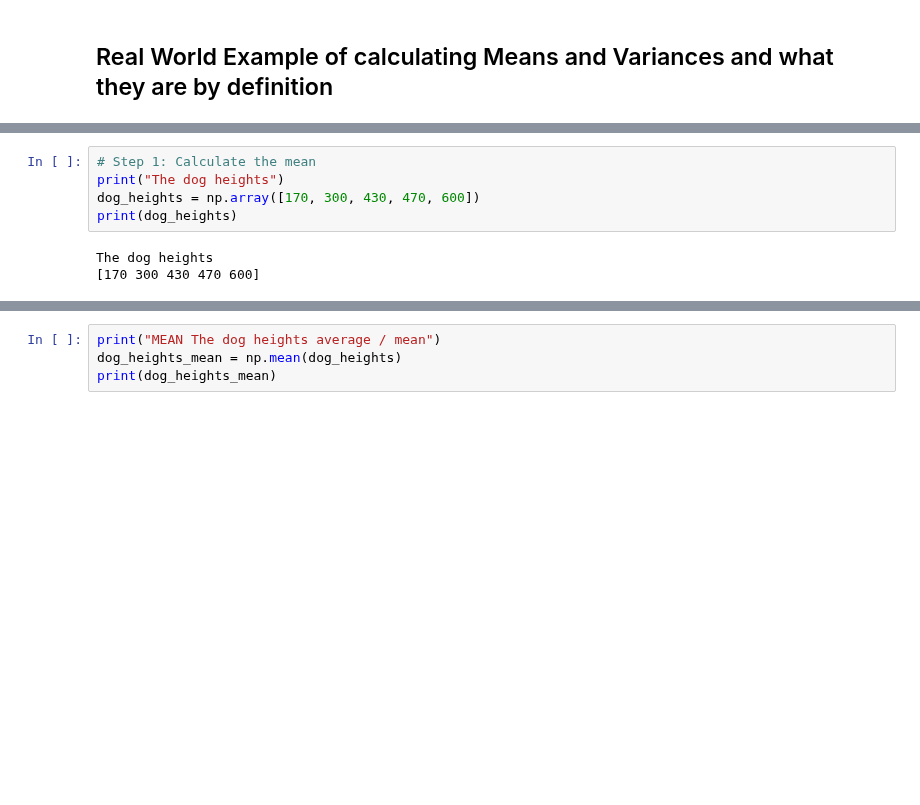
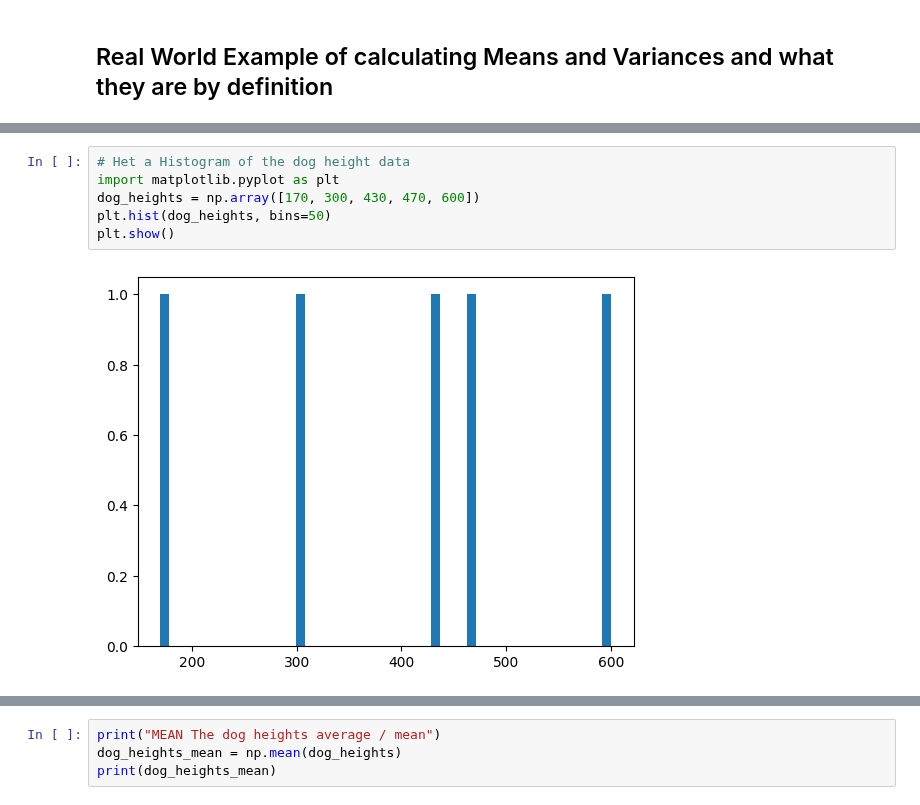
Before and after one commit to thewesternfront/Jupyter_Testintg_Jetbrains, a Jupyter notebook: introduction-to-numpy.ipynb, the cells around one changed output, grey strips where cells are left out. Saved outputs shown, nothing was run; the diff lists cells and outputs as text; blank space fills up the shorter version.

```diff
--- a/introduction-to-numpy.ipynb
+++ b/introduction-to-numpy.ipynb
@@ -594,10 +594,10 @@ The heights (at the shoulders) are: 600 mm, 470 mm, 170 mm, 430 mm and 300 mm.
 
 Find out the Mean, the Variance, and the Standard Deviation.
 # %%
-# Step 1: Calculate the mean
-print("The dog heights")
+# Het a Histogram of the dog height data
+import matplotlib.pyplot as plt
 dog_heights = np.array([170, 300, 430, 470, 600])
-print(dog_heights)
+plt.hist(dog_heights, bins=50)
+plt.show()
 # %% [output]
-The dog heights
-[170 300 430 470 600]
+[figure, added]
```
Also changed, not shown: parts of 24 cells of this notebook.
